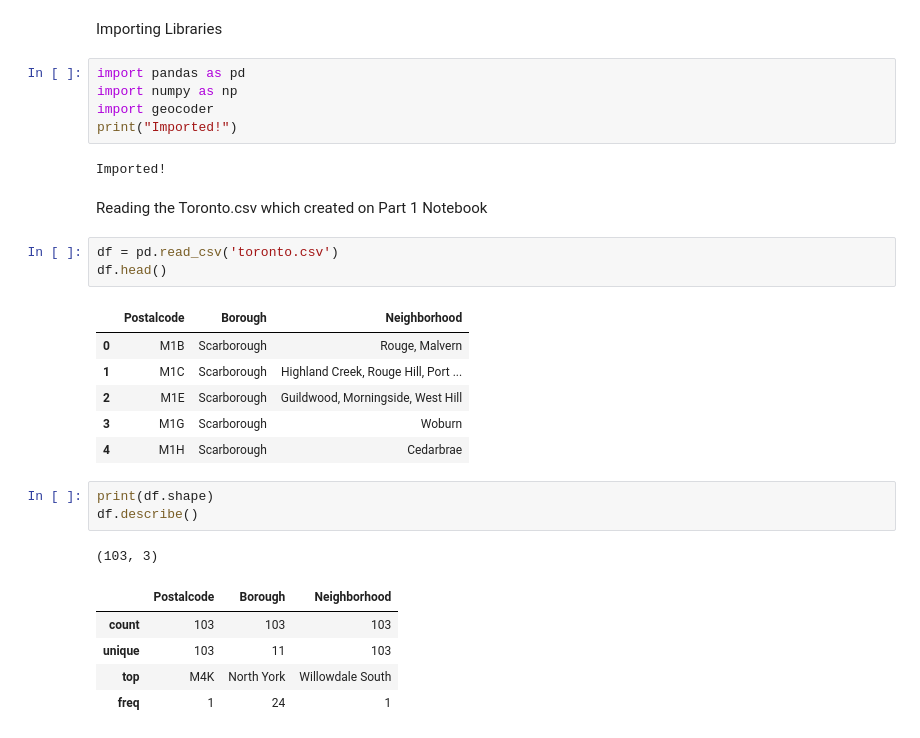
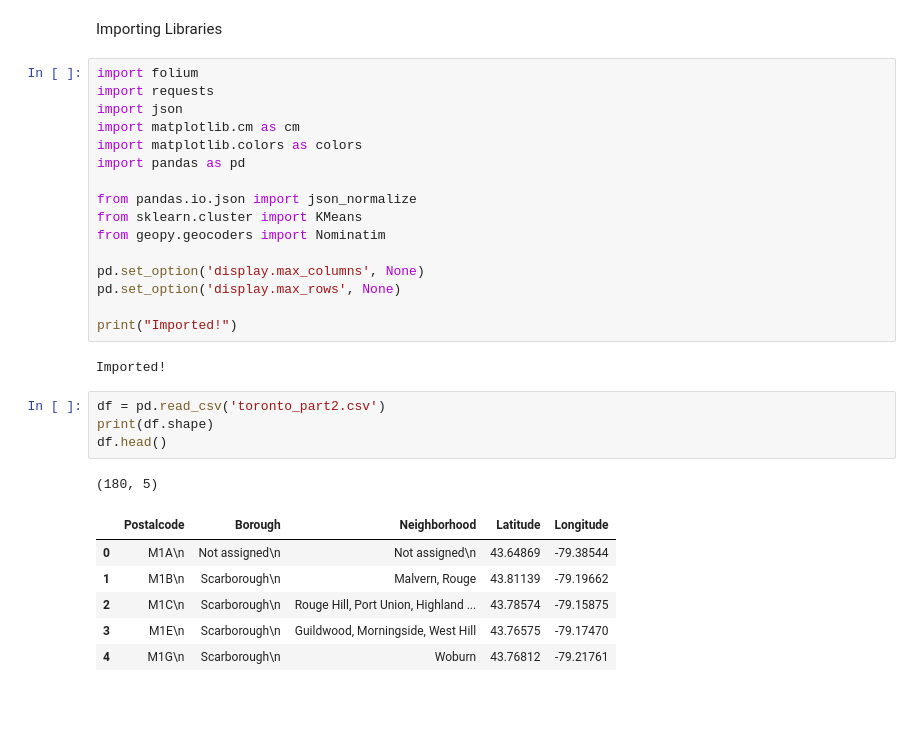
Before and after one commit to jasontscott/Coursera_Capstone, a Jupyter notebook: Segmenting and Clustering Neighborhoods in Toronto.ipynb, the cells around one changed output. Saved outputs shown, nothing was run; the diff lists cells and outputs as text; blank space fills up the shorter version.

```diff
--- a/Segmenting and Clustering Neighborhoods in Toronto.ipynb
+++ b/Segmenting and Clustering Neighborhoods in Toronto.ipynb
@@ -48,31 +52,32 @@ Requirement already satisfied: certifi>=2017.4.17 in c:\programdata\anaconda3\li
 # %% [markdown]
 Importing Libraries
-# %%
-import pandas as pd
-import numpy as np
-import geocoder
-print("Imported!")
-# %% [output]
-Imported!
-# %% [markdown]
-Reading the Toronto.csv which created on Part 1 Notebook
+# %%
+import folium
+import requests
+import json
+import matplotlib.cm as cm
+import matplotlib.colors as colors
+import pandas as pd
+
+from pandas.io.json import json_normalize
+from sklearn.cluster import KMeans
+from geopy.geocoders import Nominatim
+
+pd.set_option('display.max_columns', None)
+pd.set_option('display.max_rows', None)
+
+print("Imported!")
+# %% [output]
+Imported!
 # %%
-df = pd.read_csv('toronto.csv')
+df = pd.read_csv('toronto_part2.csv')
+print(df.shape)
 df.head()
 # %% [output]
+(180, 5)
-|  | Postalcode | Borough | Neighborhood |
-| 0 | M1B | Scarborough | Rouge, Malvern |
-| 1 | M1C | Scarborough | Highland Creek, Rouge Hill, Port ... |
-| 2 | M1E | Scarborough | Guildwood, Morningside, West Hill |
-| 3 | M1G | Scarborough | Woburn |
-| 4 | M1H | Scarborough | Cedarbrae |
+|  | Postalcode | Borough | Neighborhood | Latitude | Longitude |
+| 0 | M1A\n | Not assigned\n | Not assigned\n | 43.64869 | -79.38544 |
+| 1 | M1B\n | Scarborough\n | Malvern, Rouge | 43.81139 | -79.19662 |
+| 2 | M1C\n | Scarborough\n | Rouge Hill, Port Union, Highland ... | 43.78574 | -79.15875 |
+| 3 | M1E\n | Scarborough\n | Guildwood, Morningside, West Hill | 43.76575 | -79.17470 |
+| 4 | M1G\n | Scarborough\n | Woburn | 43.76812 | -79.21761 |
-# %%
-print(df.shape)
-df.describe()
-# %% [output]
-(103, 3)
-|  | Postalcode | Borough | Neighborhood |
-| count | 103 | 103 | 103 |
-| unique | 103 | 11 | 103 |
-| top | M4K | North York | Willowdale South |
-| freq | 1 | 24 | 1 |
```
Also changed, not shown: parts of 37 cells of this notebook.
